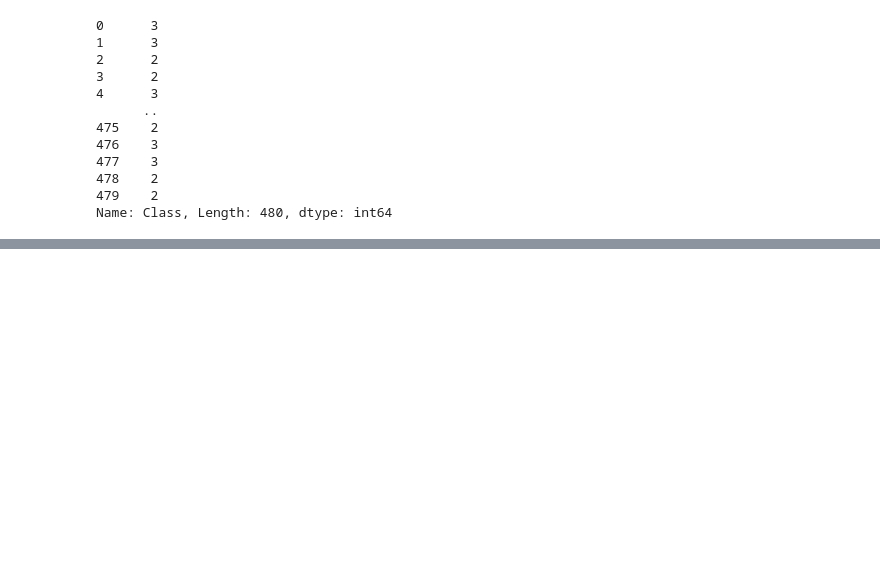
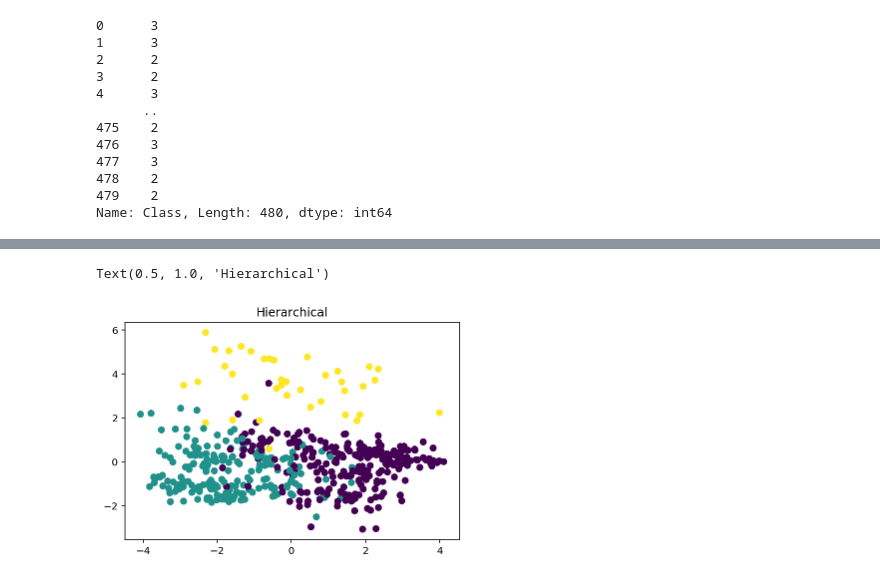
Before and after one commit to Galiold/data-mining-sap, a Jupyter notebook: phase-2/Python/sum.ipynb, the cells around one changed output, grey strips where cells are left out. Saved outputs shown, nothing was run; the diff lists cells and outputs as text; code cells hidden in the pictures; blank space fills up the shorter version.

```diff
--- a/phase-2/Python/sum.ipynb
+++ b/phase-2/Python/sum.ipynb
@@ -443,0 +429,10 @@ Name: Class, Length: 480, dtype: int64
+# %%
+from sklearn.cluster import AgglomerativeClustering
+
+hier = AgglomerativeClustering(n_clusters=n_clusters)
+y_hier_pred = hier.fit_predict(PCA_components)
+plt.scatter(PCA_components[0], PCA_components[1],c=y_hier_pred)
+plt.title("Hierarchical")
+# %% [output]
+Text(0.5, 1.0, 'Hierarchical')
+[figure, added]
```
Also changed, not shown: parts of 17 cells of this notebook, 1 other file.
